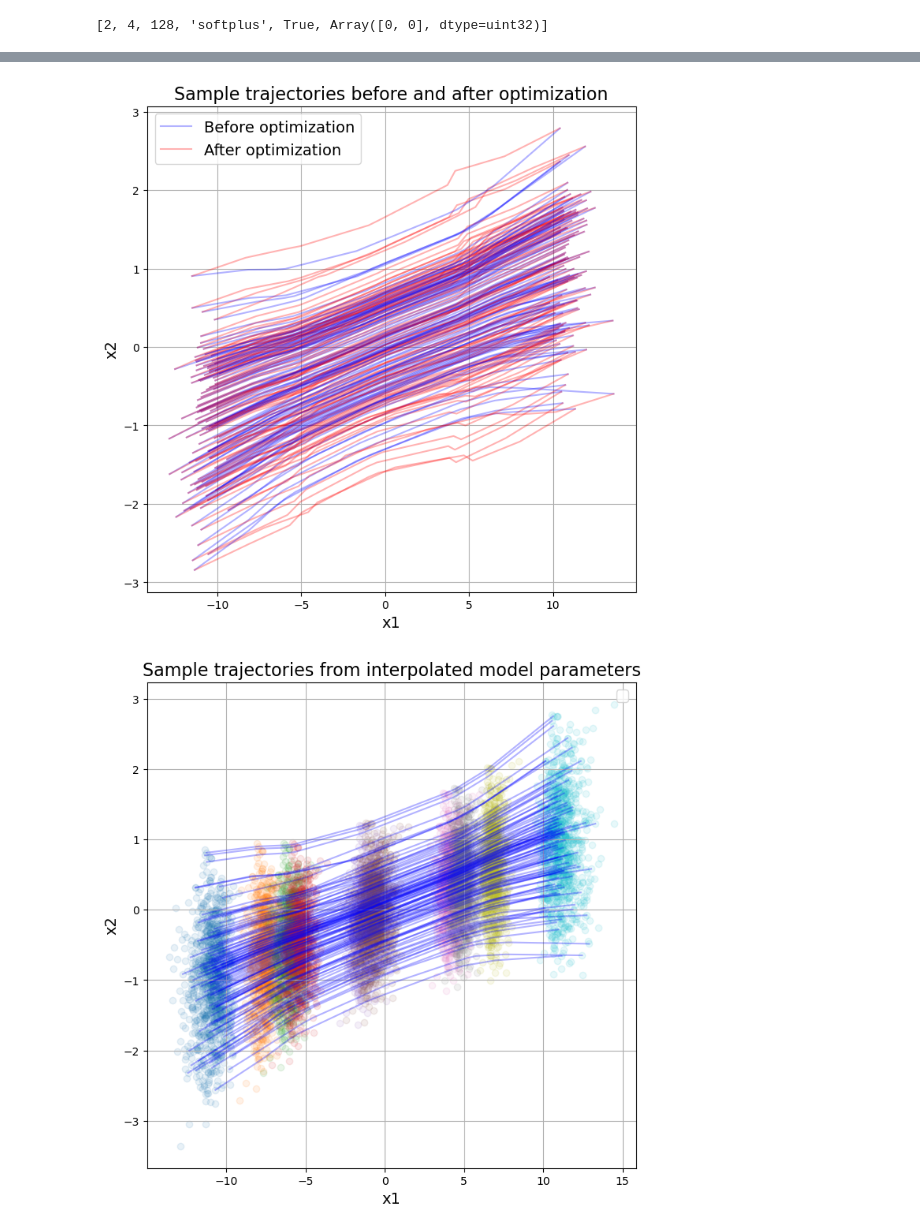
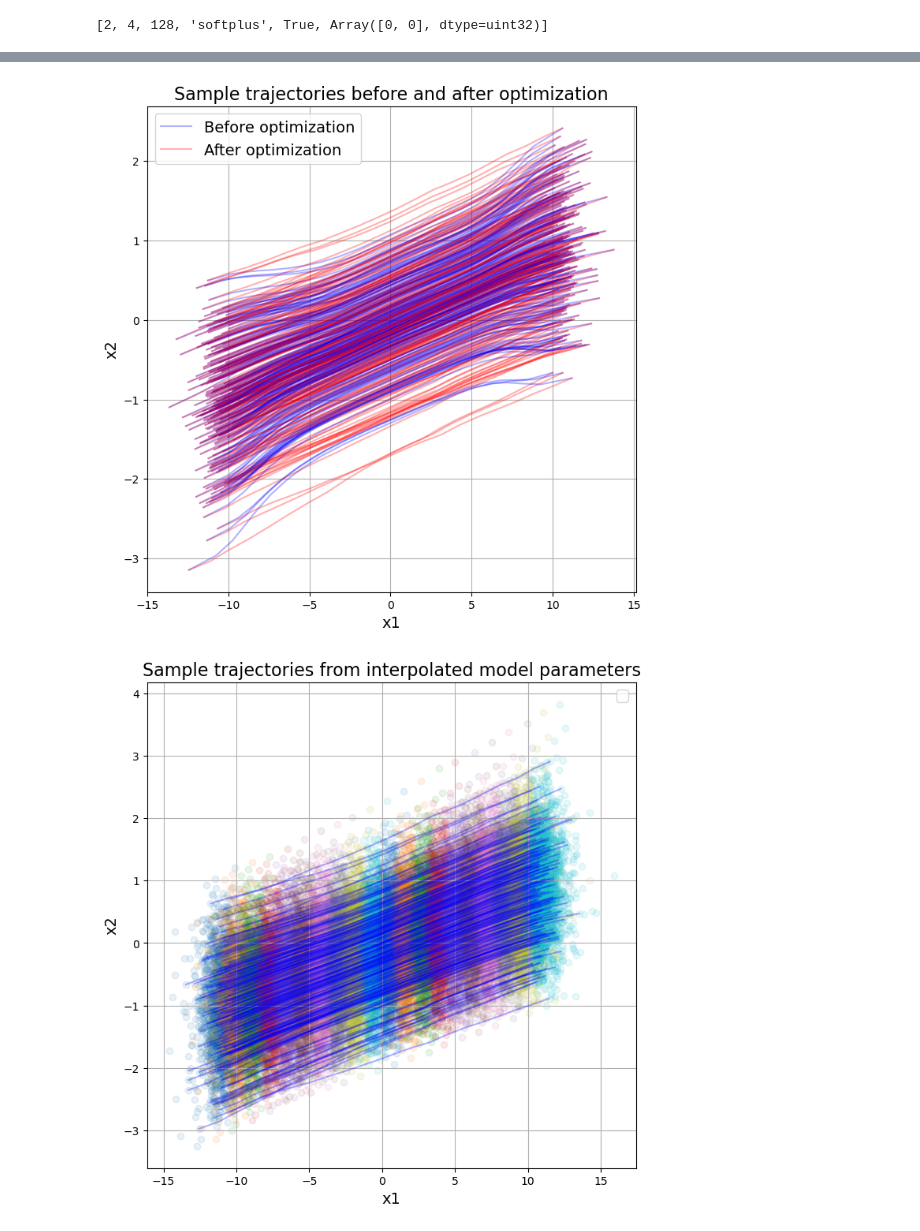
Before and after one commit to SebasGutHdz/PDPO_jax, a Jupyter notebook: pdpo/spline/test_interpolation.ipynb, the cells around one changed output, grey strips where cells are left out. Drawn from its saved outputs; the diff is of its cells as text; code cells hidden in the pictures.

```diff
--- a/pdpo/spline/test_interpolation.ipynb
+++ b/pdpo/spline/test_interpolation.ipynb
@@ -105,9 +105,9 @@ state1 = model_params1['model_state']
 
 bds = [state0, state1]
 # %%
-num_control_points = 3
+num_control_points = 7
 t_controls = jnp.linspace(0,1,num_control_points)
-s_query = jnp.linspace(0,1,10)
+s_query = jnp.linspace(0,1,30)
 # %%
 from pdpo.spline.builder import Assemble_spline
 # %%
@@ -136,7 +136,7 @@ sample_trajectory = gen_sample_trajectory(
     spline_state=spline,
     vf=vf,
     key=subkey,
-    num_samples=1000,
+    num_samples=500,
     t_traj=s_query,
     solver=MidpointSolver,
 )
@@ -194,10 +194,10 @@ x0 = inf_train_gen(
 # %%
 
 
-optimized_state,history = optimize_path(
+optimized_state,history = geodesic_warmup(
     problem_config = config_problem,
     key = subkey,
-    epochs = 20,
+    epochs = 50,
     learning_rate = 1e-3,
     x0 = x0
 )
@@ -221,10 +221,13 @@ plt.show()
 # %%
+
+time_trajectory = jnp.linspace(0, 1, 20)
+num_samples = 2000
 sample_trajectory_opt = gen_sample_trajectory(
     spline_state=optimized_state,
     vf=vf,
     key=subkey,
-    num_samples=1000,
-    t_traj=s_query,
+    num_samples=num_samples,
+    t_traj=time_trajectory,
     solver=MidpointSolver,
 )
 
@@ -232,12 +235,10 @@ sample_trajectory_no_opt = gen_sample_trajectory(
     spline_state=spline,
     vf=vf,
     key=subkey,
-    num_samples=1000,
-    t_traj=s_query,
+    num_samples=num_samples,
+    t_traj=time_trajectory,
     solver=MidpointSolver,
 )
 
 
-
-
 key,subkey = jrandom.split(key)
@@ -260,23 +276,23 @@ plt.legend(fontsize=14)
 plt.grid()
 plt.show()
 # %% [output]
-[figure, old version]
+[figure, new version]
 # %%
 fig = plt.figure(figsize=(8, 8))
 
-for i in range(10):
-    plt.scatter(sample_trajectory[:,i,0],sample_trajectory[:,i,1],alpha=0.1)
+for i in range(len(time_trajectory)):
+    plt.scatter(sample_trajectory_opt[:,i,0],sample_trajectory_opt[:,i,1],alpha=0.1)
 
-for i in range(0,len(sample_trajectory),10):
-    plt.plot(sample_trajectory[i,:,0],sample_trajectory[i,:,1],'b-',alpha=0.3)
+for i in range(0,len(sample_trajectory_opt),10):
+    plt.plot(sample_trajectory_opt[i,:,0],sample_trajectory_opt[i,:,1],'b-',alpha=0.3)
 
 
 
 plt.title('Sample trajectories from interpolated model parameters',fontsize=16)
 plt.legend(fontsize=14)
 plt.xlabel('x1',fontsize=14)
 plt.ylabel('x2',fontsize=14)
 plt.grid()
 plt.show()
 # %% [output]
-[figure, old version]
+[figure, new version]
```
Also changed, not shown: parts of 8 cells of this notebook, 3 other files.
